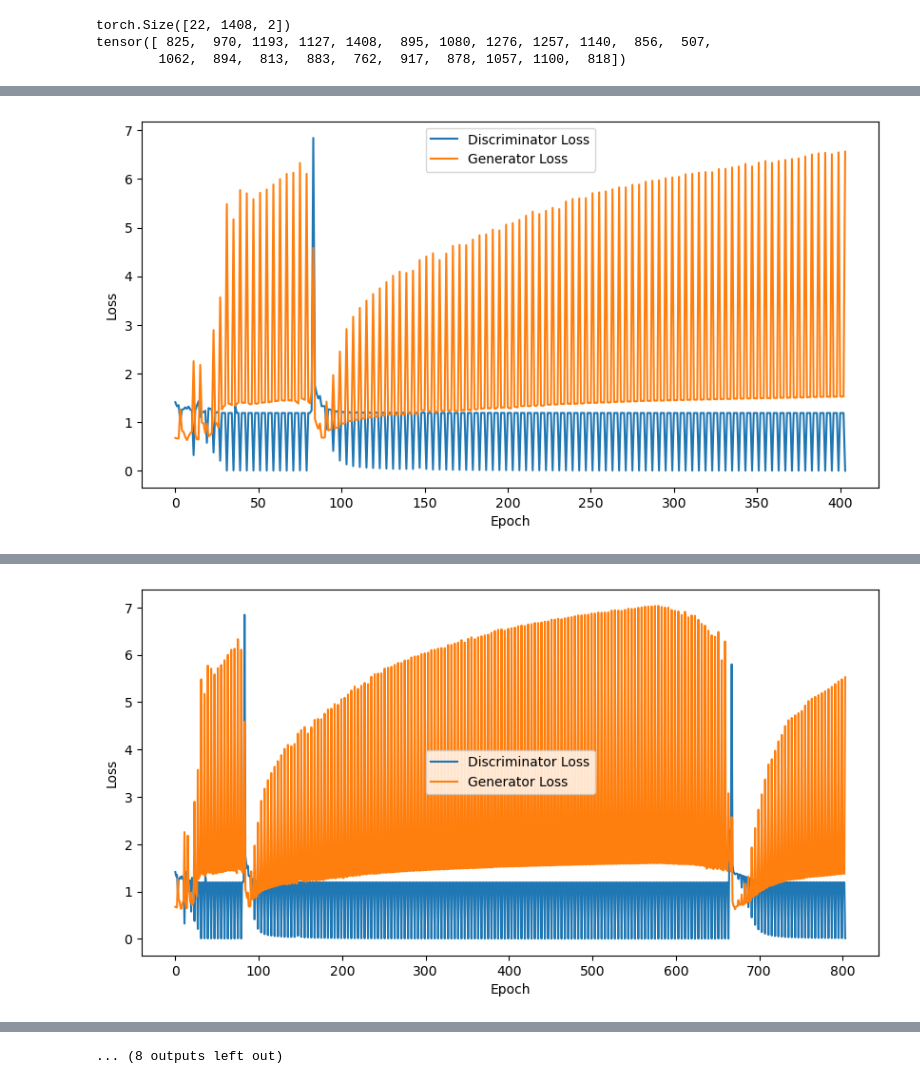
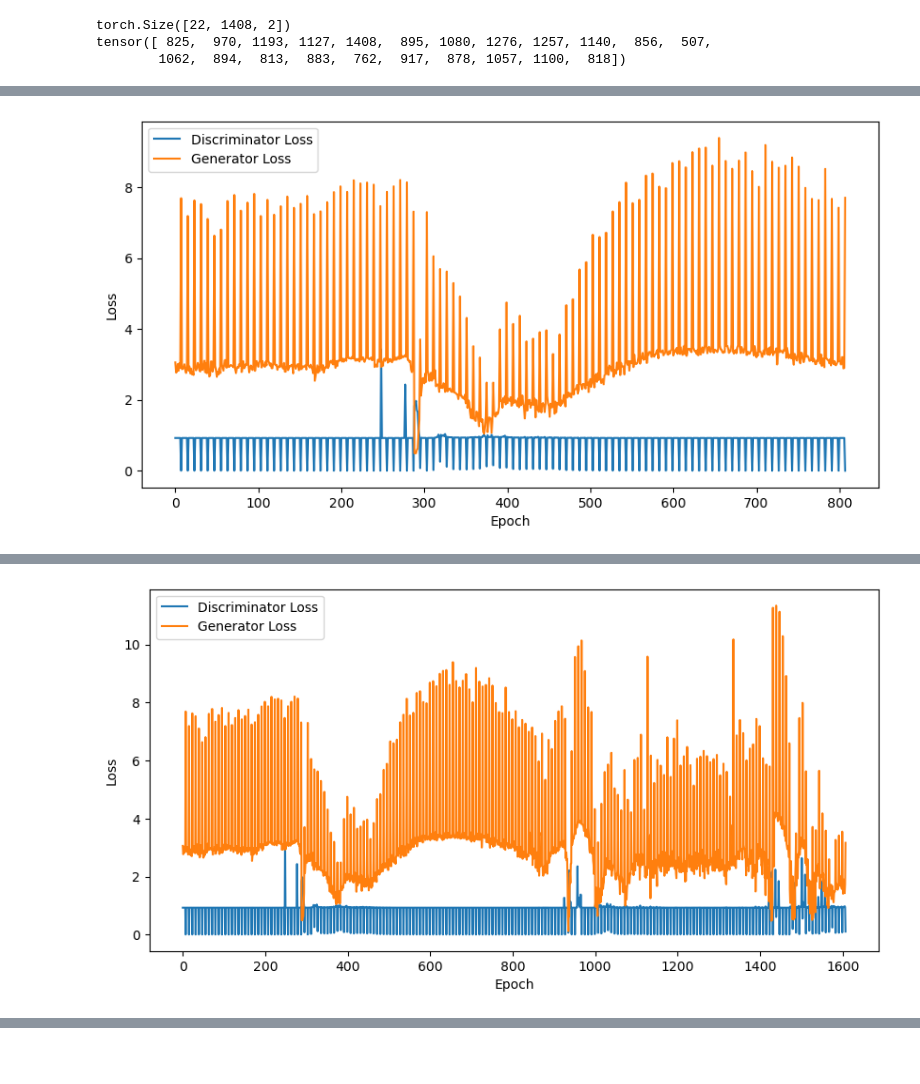
Before and after one commit to MarshallWylder/Kew, a Jupyter notebook: GAN2.ipynb, the cells around one changed output, grey strips where cells are left out. Cells and saved outputs as stored; diff of their text form; code cells hidden in the pictures; blank space fills up the shorter version.

Commit message:
lowered batch size, reduced learning rate and increased beta1

```diff
--- a/GAN2.ipynb
+++ b/GAN2.ipynb
@@ -262,8 +262,8 @@ discriminator = Discriminator(output_size, hidden_size)
 # The discriminator model takes the output_size features from the generator and outputs a single value between 0 and 1
 
 # Define optimizer and loss function
-lr = 0.001 # Learning rate for the optimizer default is 0.001
-beta1 = 0.5 # Beta1 hyperparameter for the Adam optimizer default is 0.9
+lr = 0.0005 # Learning rate for the optimizer default is 0.001
+beta1 = 0.99 # Beta1 hyperparameter for the Adam optimizer default is 0.9
 optimizer_G = optim.Adam(generator.parameters(), lr=lr, betas=(beta1, 0.999)) # Adam optimizer for the generator
 optimizer_D = optim.Adam(discriminator.parameters(), lr=lr, betas=(beta1, 0.999)) # Adam optimizer for the discriminator
 criterion = nn.BCELoss() # Binary cross-entropy loss function
@@ -337,5 +337,5 @@ def train_gan(generator, discriminator, criterion, optimizer_G, optimizer_D, pad
             plt.show()
 
 # Train the GAN
-train_gan(generator, discriminator, criterion, optimizer_G, optimizer_D, padded_data, lengths, epochs=1000, batch_size=7)
+train_gan(generator, discriminator, criterion, optimizer_G, optimizer_D, padded_data, lengths, epochs=600, batch_size=3)
 # %% [output]
@@ -345 +345 @@ Epoch [100/1000]  Loss D: 0.00274474173784256, Loss G: 6.559952259063721
-[figure, old version]
+[figure, new version]
@@ -347 +347 @@ Epoch [200/1000]  Loss D: 0.012431690469384193, Loss G: 5.52543830871582
-[figure, old version]
+[figure, new version]
@@ -354,4 +354,3 @@ Epoch [500/1000]  Loss D: 0.0034593245945870876, Loss G: 6.871661186218262
-... (8 outputs left out)
 # %%
 import os
 os.environ['CUDA_LAUNCH_BLOCKING'] = '1'
```
Also changed, not shown: parts of 1 cell of this notebook.
